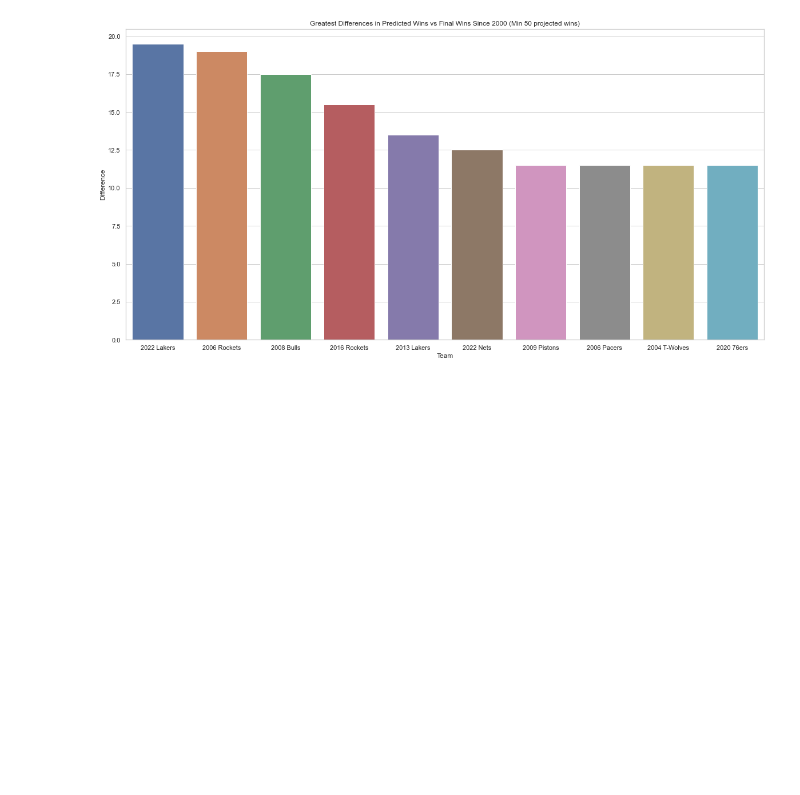
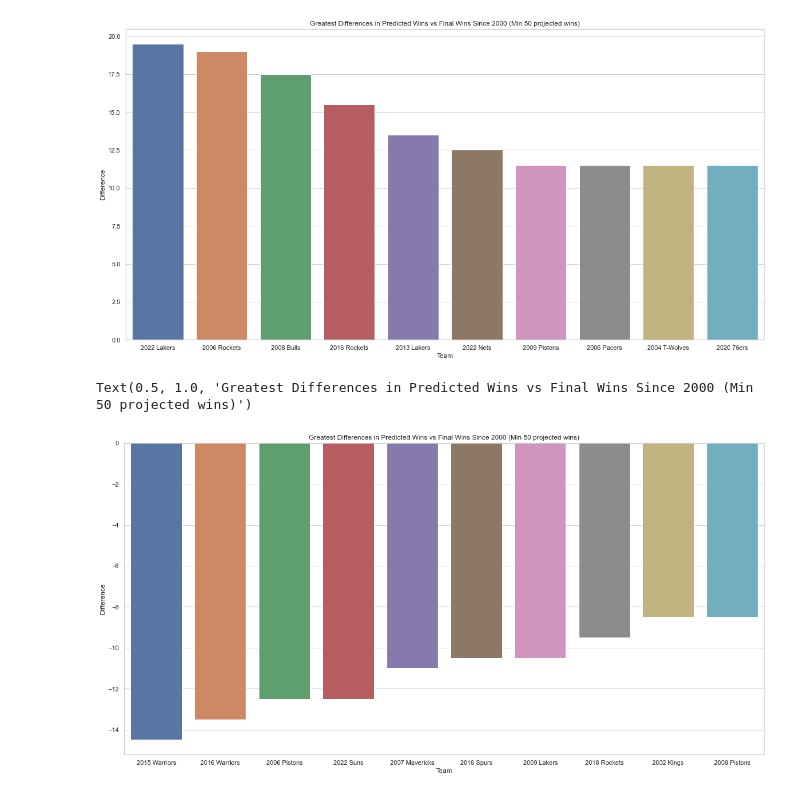
Before and after one commit to MattSasaki/Most-Disappointing-NBA-Superteams, a Jupyter notebook: preseason data work.ipynb, the cells around one changed output. Saved outputs shown, nothing was run; the diff lists cells and outputs as text; code cells hidden in the pictures; blank space fills up the shorter version.

Commit message:
made barplot for teams with min 60 pred wins

```diff
--- a/preseason data work.ipynb
+++ b/preseason data work.ipynb
@@ -116,3 +116,13 @@ plt.title('Greatest Differences in Predicted Wins vs Final Wins Since 2000 (Min
 # %% [output]
 Text(0.5, 1.0, 'Greatest Differences in Predicted Wins vs Final Wins Since 2000 (Min 50 projected wins)')
 [figure]
+# %%
+full_df_asc = full_df_clean.sort_values(by='Difference', ascending=True).reset_index(drop=True)
+# %%
+plt.figure(figsize=(20,10))
+sns.set_theme(style="whitegrid")
+sns.barplot(x='Team', y='Difference', data=full_df_asc[:10])
+plt.title('Greatest Differences in Predicted Wins vs Final Wins Since 2000 (Min 50 projected wins)')
+# %% [output]
+Text(0.5, 1.0, 'Greatest Differences in Predicted Wins vs Final Wins Since 2000 (Min 50 projected wins)')
+[figure, added]
```
Also changed, not shown: parts of 3 cells of this notebook, 1 other file.
